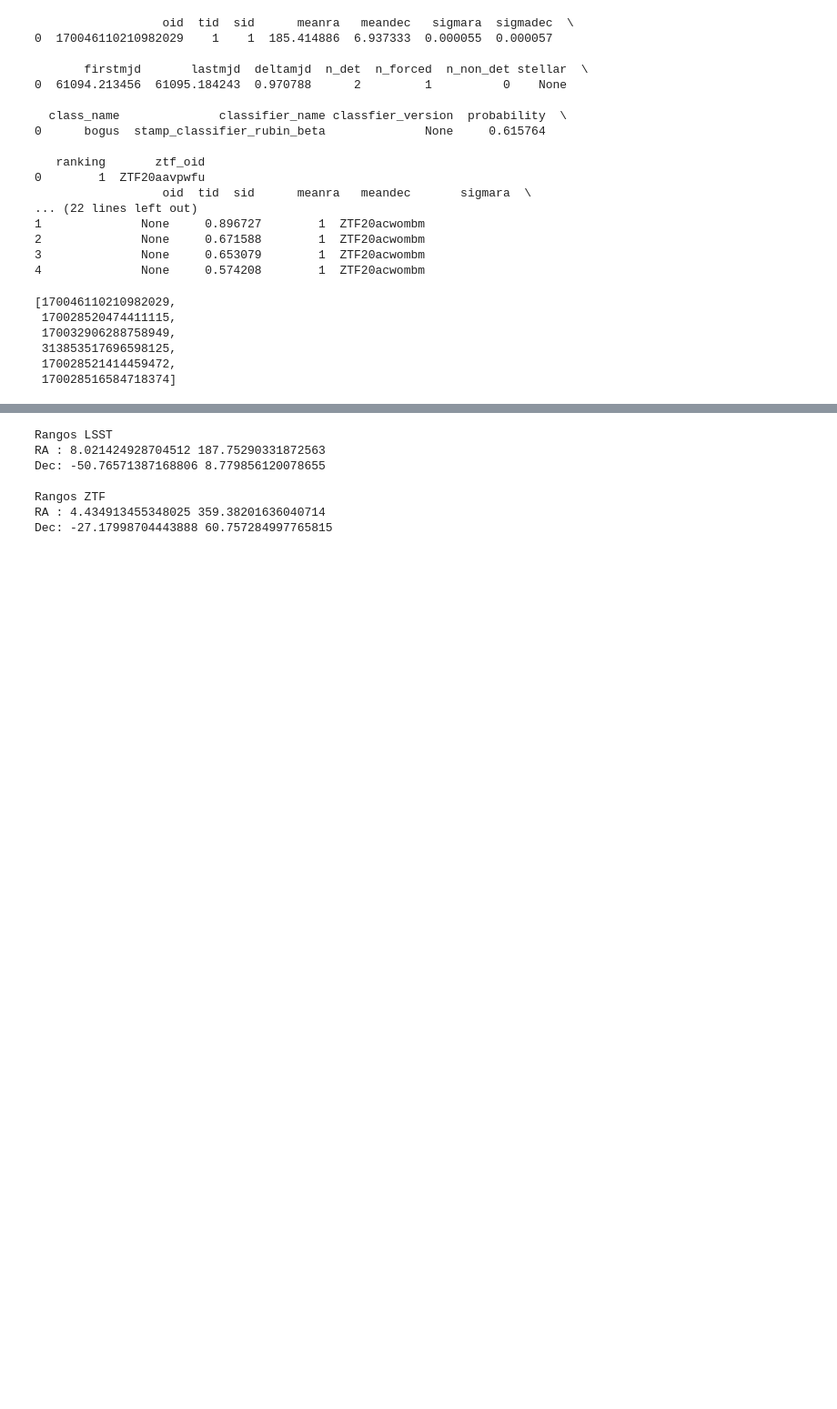
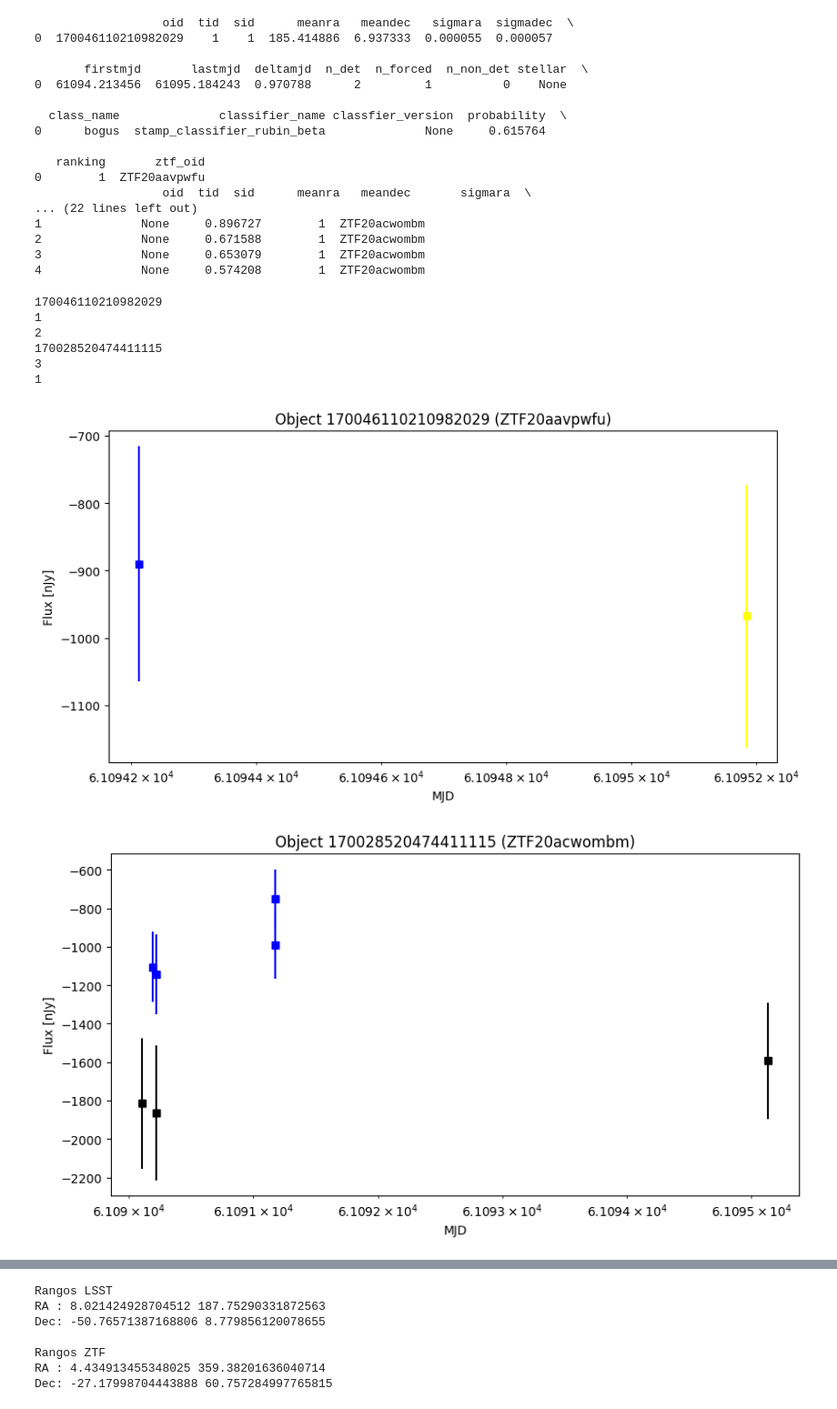
Before and after one commit to jurados/alercehackton2026, a Jupyter notebook: Crosmatch_lsst_ztf.ipynb, the cells around one changed output, grey strips where cells are left out. Shown at 91% size. Saved outputs shown, nothing was run; the diff lists cells and outputs as text; code cells hidden in the pictures; blank space fills up the shorter version.

```diff
--- a/Crosmatch_lsst_ztf.ipynb
+++ b/Crosmatch_lsst_ztf.ipynb
@@ -175,15 +220,56 @@ all_objs_ztflsst = pd.concat(all_objs_ztflsst, ignore_index=True)
 2              None     0.671588        1  ZTF20acwombm
 3              None     0.653079        1  ZTF20acwombm
 4              None     0.574208        1  ZTF20acwombm
-# %%
-[x for x in all_objs_ztflsst.oid]
-# %% [output]
-[170046110210982029,
- 170028520474411115,
- 170032906288758949,
- 313853517696598125,
- 170028521414459472,
- 170028516584718374]
+# %%
+df_snia_ztfxlsst = pd.read_pickle('./df_snia_ztfxlsst.pkl')
+# %%
+for (ztf_oid, lsst_oid) in zip(df_snia_ztfxlsst.ztf_oid.unique(), df_snia_ztfxlsst.oid.unique()):
+    fig, ax = plt.subplots(figsize=(10,5))
+    lc_ztf  = df_ztf_all.loc[df_ztf_all.oid == ztf_oid]
+
+    if ztf_oid == 'ZTF20acwombm':
+        lsst_oid == 170032906288758949
+        lc_lsst = df_ff_lsst_all[df_ff_lsst_all.oid == lsst_oid]
+    else:
+        lc_lsst = df_ff_lsst_all[df_ff_lsst_all.oid == lsst_oid]
+    if len(lc_lsst) == 0:
+        print(lsst_oid)
+        lc_lsst = alerce_client.query_detections(lsst_oid, survey='lsst', format="pandas")
+
+    for fid in lc_ztf.fid.unique():
+        #print(fid)
+        lc_fid = lc_ztf.loc[lc_ztf.fid == fid]
+        #ax.errorbar(lc_fid.mjd, mag2fluxnjy(lc_fid.magpsf), yerr=mag_err_2_fluxnjy_err(lc_fid.sigmapsf, lc_fid.magpsf), fmt='o',
+        #    color = 'green' if fid == 1 else 'red')
+        #ax.errorbar(lc_fid.mjd, mag2fluxnjy(lc_fid.magpsf), yerr=mag_err_2_fluxnjy_err(lc_fid.sigmapsf, lc_fid.magpsf), fmt='o',
+        #            color = 'green' if fid == 1 else 'red')
+
+    for band in lc_lsst.band.unique():
+        print(band)
+        lc_band = lc_lsst.loc[lc_lsst.band == band]
+        #lc_band = lc_band[lc_band.psfFlux > 0]
+        #ax.scatter(lc_band.mjd, lc_band.psfFlux, s=10)
+        #ax.errorbar(lc_band.mjd, fluxnjy2mag(lc_band.psfFlux), yerr=flux_err_2_mag_err(lc_band.psfFluxErr, lc_band.psfFlux), fmt='s',
+        #            color = 'green' if band == 1 else 'red')
+        ax.errorbar(lc_band.mjd, lc_band.psfFlux, yerr=lc_band.psfFluxErr, fmt='s',
+            color = 'blue' if band == 1 else 'yellow' if band == 2 else 'black')
+
+
+    ax.yaxis_inverted()
+    ax.set_title(f'Object {lsst_oid} ({ztf_oid})')
+    ax.set_ylabel('Flux [nJy]')
+    ax.set_xlabel('MJD')
+
+plt.show()
+# %% [output]
+170046110210982029
+1
+2
+170028520474411115
+3
+1
+[figure, added]
+[figure, added]
 # %%
 all_objs_ztflsst.shape, all_objs_ztflsst.oid.nunique(), all_objs_ztflsst.columns
 all_objs_ztflsst.to_pickle('./df_snia_ztfxlsst.pkl')
```
Also changed, not shown: parts of 8 cells of this notebook.
